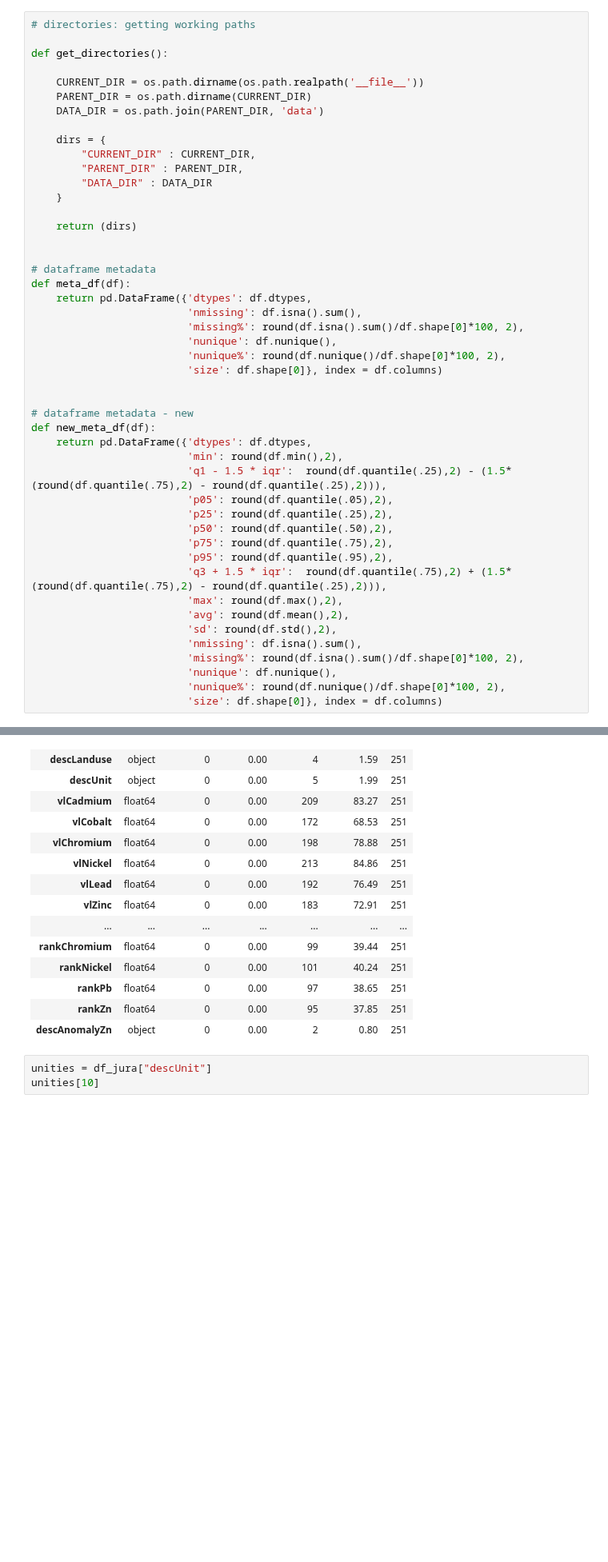
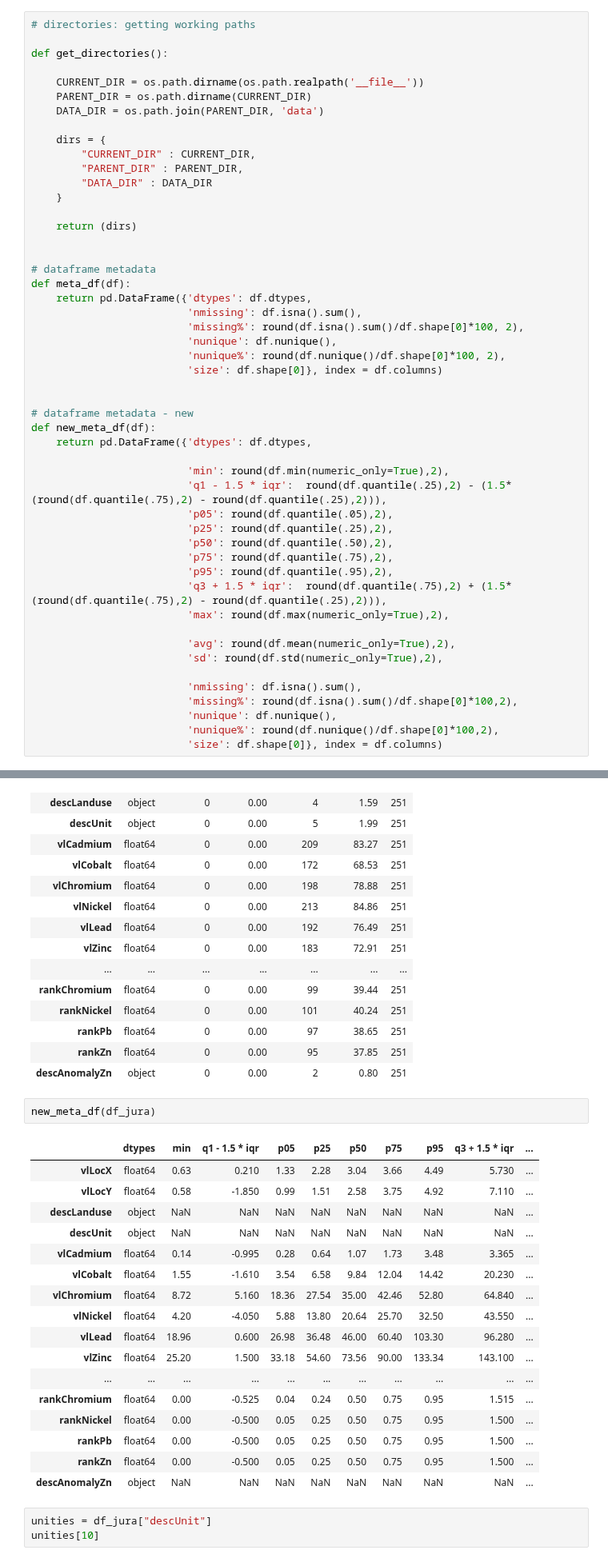
Before and after one commit to luschiro/workflows-geo-data, a Jupyter notebook: modulo_2/modulo_2.ipynb, the cells around one changed output, grey strips where cells are left out. Shown at 80% size. Drawn from its saved outputs; the diff is of its cells as text; blank space fills up the shorter version.

```diff
--- a/modulo_2/modulo_2.ipynb
+++ b/modulo_2/modulo_2.ipynb
@@ -73,7 +73,8 @@ def meta_df(df):
 # dataframe metadata - new
 def new_meta_df(df):
     return pd.DataFrame({'dtypes': df.dtypes,
-                         'min': round(df.min(),2),
+
+                         'min': round(df.min(numeric_only=True),2),
                          'q1 - 1.5 * iqr':  round(df.quantile(.25),2) - (1.5*(round(df.quantile(.75),2) - round(df.quantile(.25),2))),
                          'p05': round(df.quantile(.05),2),
                          'p25': round(df.quantile(.25),2),
@@ -81,13 +82,15 @@ def new_meta_df(df):
                          'p75': round(df.quantile(.75),2),
                          'p95': round(df.quantile(.95),2),
                          'q3 + 1.5 * iqr':  round(df.quantile(.75),2) + (1.5*(round(df.quantile(.75),2) - round(df.quantile(.25),2))),
-                         'max': round(df.max(),2),
-                         'avg': round(df.mean(),2),
-                         'sd': round(df.std(),2),
+                         'max': round(df.max(numeric_only=True),2),
+
+                         'avg': round(df.mean(numeric_only=True),2),
+                         'sd': round(df.std(numeric_only=True),2),
+
                          'nmissing': df.isna().sum(),
-                         'missing%': round(df.isna().sum()/df.shape[0]*100, 2),
+                         'missing%': round(df.isna().sum()/df.shape[0]*100,2),
                          'nunique': df.nunique(),
-                         'nunique%': round(df.nunique()/df.shape[0]*100, 2),
+                         'nunique%': round(df.nunique()/df.shape[0]*100,2),
                          'size': df.shape[0]}, index = df.columns)
 # %%
 get_directories()
@@ -172,6 +177,26 @@ meta_df(df_jura)
 | rankPb | float64 | 0 | 0.00 | 97 | 38.65 | 251 |
 | rankZn | float64 | 0 | 0.00 | 95 | 37.85 | 251 |
 | descAnomalyZn | object | 0 | 0.00 | 2 | 0.80 | 251 |
+# %%
+new_meta_df(df_jura)
+# %% [output]
+|  | dtypes | min | q1 - 1.5 * iqr | p05 | p25 | p50 | p75 | p95 | q3 + 1.5 * iqr | ... |
+| vlLocX | float64 | 0.63 | 0.210 | 1.33 | 2.28 | 3.04 | 3.66 | 4.49 | 5.730 | ... |
+| vlLocY | float64 | 0.58 | -1.850 | 0.99 | 1.51 | 2.58 | 3.75 | 4.92 | 7.110 | ... |
+| descLanduse | object | NaN | NaN | NaN | NaN | NaN | NaN | NaN | NaN | ... |
+| descUnit | object | NaN | NaN | NaN | NaN | NaN | NaN | NaN | NaN | ... |
+| vlCadmium | float64 | 0.14 | -0.995 | 0.28 | 0.64 | 1.07 | 1.73 | 3.48 | 3.365 | ... |
+| vlCobalt | float64 | 1.55 | -1.610 | 3.54 | 6.58 | 9.84 | 12.04 | 14.42 | 20.230 | ... |
+| vlChromium | float64 | 8.72 | 5.160 | 18.36 | 27.54 | 35.00 | 42.46 | 52.80 | 64.840 | ... |
+| vlNickel | float64 | 4.20 | -4.050 | 5.88 | 13.80 | 20.64 | 25.70 | 32.50 | 43.550 | ... |
+| vlLead | float64 | 18.96 | 0.600 | 26.98 | 36.48 | 46.00 | 60.40 | 103.30 | 96.280 | ... |
+| vlZinc | float64 | 25.20 | 1.500 | 33.18 | 54.60 | 73.56 | 90.00 | 133.34 | 143.100 | ... |
+| ... | ... | ... | ... | ... | ... | ... | ... | ... | ... | ... |
+| rankChromium | float64 | 0.00 | -0.525 | 0.04 | 0.24 | 0.50 | 0.75 | 0.95 | 1.515 | ... |
+| rankNickel | float64 | 0.00 | -0.500 | 0.05 | 0.25 | 0.50 | 0.75 | 0.95 | 1.500 | ... |
+| rankPb | float64 | 0.00 | -0.500 | 0.05 | 0.25 | 0.50 | 0.75 | 0.95 | 1.500 | ... |
+| rankZn | float64 | 0.00 | -0.500 | 0.05 | 0.25 | 0.50 | 0.75 | 0.95 | 1.500 | ... |
+| descAnomalyZn | object | NaN | NaN | NaN | NaN | NaN | NaN | NaN | NaN | ... |
 # %%
 unities = df_jura["descUnit"]
 unities[10]
```
Also changed, not shown: parts of 13 cells of this notebook, 1 other file.
